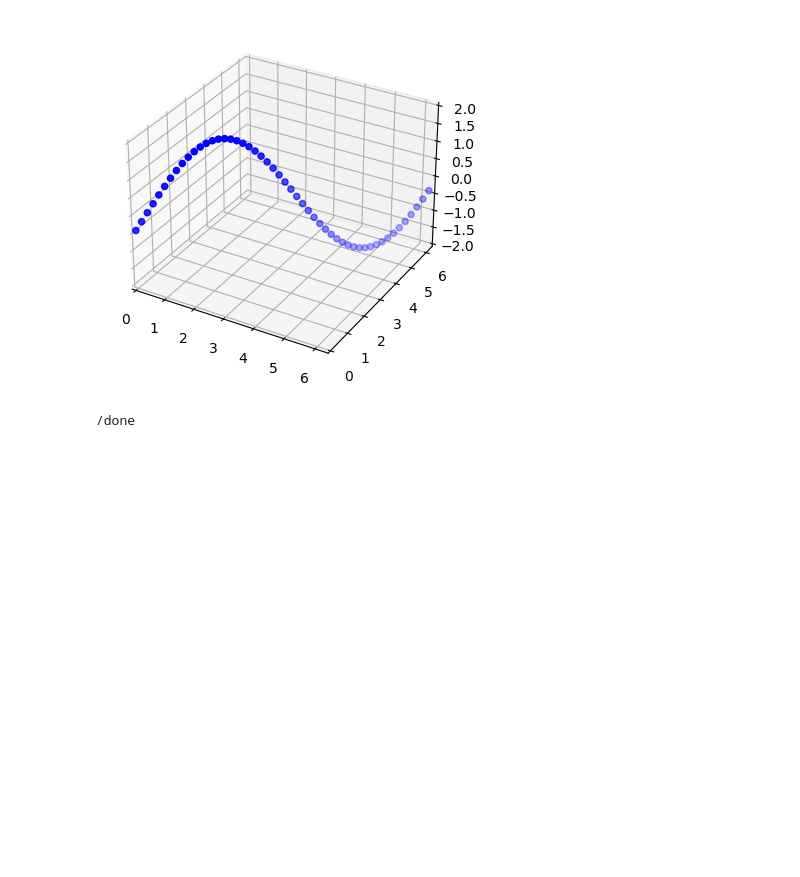
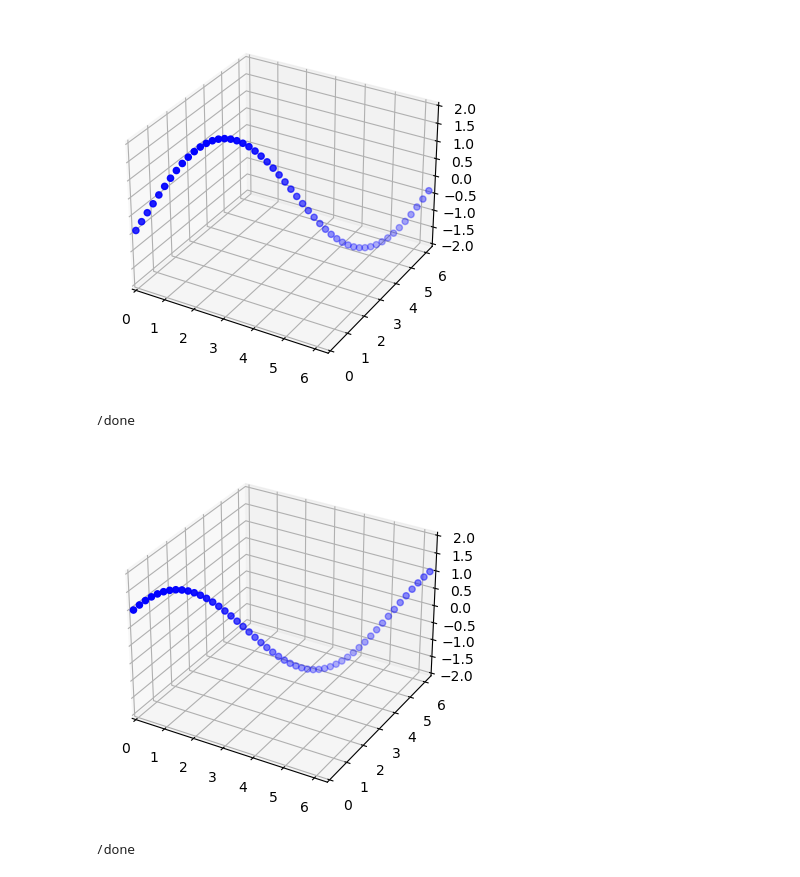
Before and after one commit to hansbuehler/cdxbasics, a Jupyter notebook: cdxbasics/notebooks/DynamicPlot.ipynb, the cells around one changed output. Saved outputs shown, nothing was run; the diff lists cells and outputs as text; code cells hidden in the pictures; blank space fills up the shorter version.

```diff
--- a/cdxbasics/notebooks/DynamicPlot.ipynb
+++ b/cdxbasics/notebooks/DynamicPlot.ipynb
@@ -159,3 +156,34 @@ print("/done")
 # %% [output]
 [figure]
 /done
+# %%
+%matplotlib inline
+"""
+Example with clear() which preserves the color of the animation
+I suppose clear() works for all graphs
+"""
+
+import numpy as np
+import cdxbasics.dynaplot as dynaplot
+import math
+
+x = np.linspace(0.,2.*math.pi,51)
+y = x
+
+fig = dynaplot.figure()
+ax  = fig.add_subplot(projection='3d')
+ax.set_xlim(0.,2.*math.pi)
+ax.set_ylim(0.,2.*math.pi)
+ax.set_zlim(-2,+2)
+ax.set_xlim(0.,2.*math.pi)
+ax.set_ylim(0.,2.*math.pi)
+ax.set_zlim(-2,+2)
+z = np.cos( x )+np.sin( y )
+r = ax.scatter( x,y,z, color="blue" )
+fig.render()
+fig.savefig("test.png", format="png")
+fig.close()
+print("/done")
+# %% [output]
+[figure, added]
+/done
```
Also changed, not shown: parts of 1 cell of this notebook.
